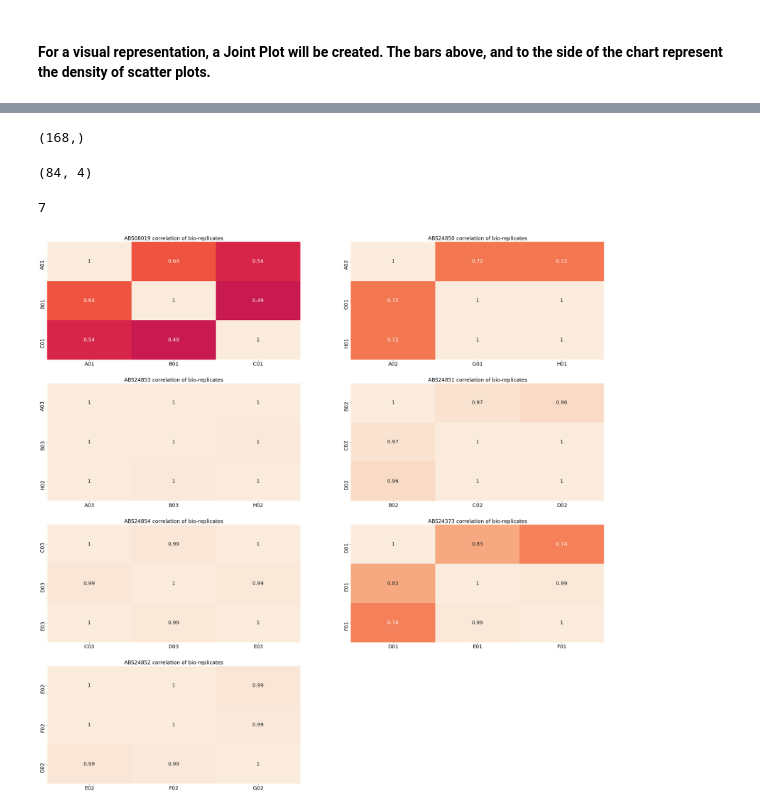
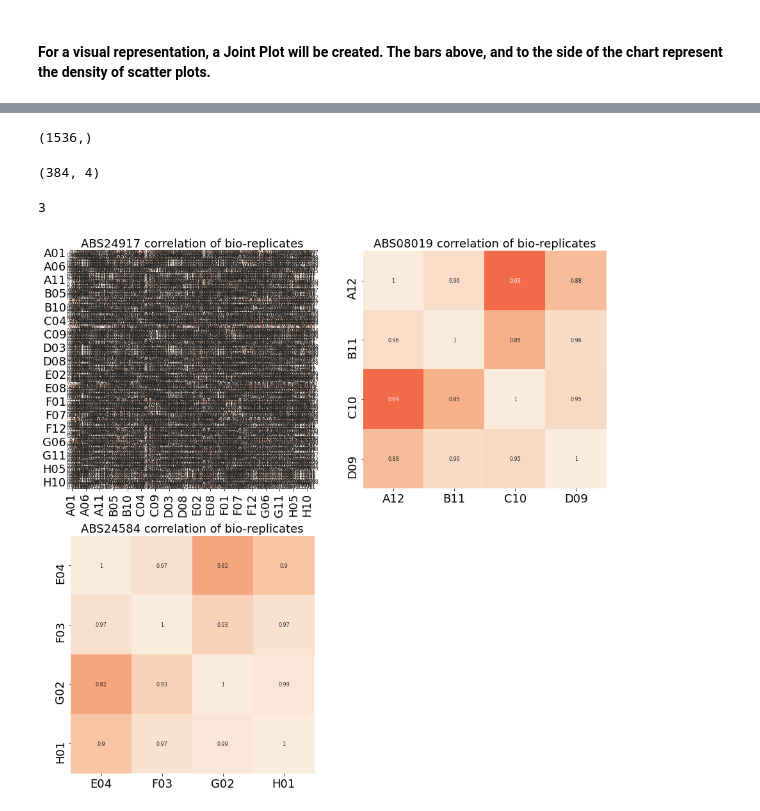
Before and after one commit to ESimonds910/HiPrBind-Post-Run-Analysis, a Jupyter notebook: HiPrBind_DataAnalysis.ipynb, the cells around one changed output, grey strips where cells are left out. Drawn from its saved outputs; the diff is of its cells as text; code cells hidden in the pictures.

```diff
--- a/HiPrBind_DataAnalysis.ipynb
+++ b/HiPrBind_DataAnalysis.ipynb
@@ -25,7 +25,7 @@ STYLE = {"description_width": "initial"}
 # %% [markdown]
 #### Copy the file path and paste after the 'r' written below after 'file_path = r'
 # %%
-file_path = r"C:\Users\esimonds\GitHub\hiprbind-dataparser\dataparser_v2\test_files\test_outputs\SSF00632_output_test.xlsx"
+file_path = r"C:\Users\esimonds\GitHub\hiprbind-dataparser\dataparser_v2\test_files\test_outputs\SSF00635_output_test.xlsx"
 # %% [markdown]
 #### This next step is important for taking the data from the output file and putting it into a workable table in this notebook
 ##### ***It is important to note that the sheet_name must be indicated ***
@@ -219,12 +235,12 @@ stacked_wo_std_display.insert(1, "Name_Well", stacked_wo_std_display["SSF_exp"]
 # %%
 stacked_wo_std_display["Name_Well"].shape
 # %% [output]
-(168,)
+(1536,)
 # %%
 mean_stacked_wo_std_display = stacked_wo_std_display.groupby(["Name_Well", "Well_Id", "Strain_id"], as_index=False).agg({"Alpha": "mean"})
 mean_stacked_wo_std_display.shape
 # %% [output]
-(84, 4)
+(384, 4)
 # %%
 main_strain_df = []
 for id in strain_ids:
@@ -250,15 +266,15 @@ for df in main_strain_df:
 # %%
 plot_size = 5 * len(corr_df_list)
 fig = plt.figure(figsize=(plot_size, plot_size))
 a = len(corr_df_list)//2 + 1
 b = 2
 print(len(corr_df_list))
 for corr in range(0, len(corr_df_list)):
     c = corr + 1
     plt.subplot(a, b, c)
     plt.title(f'{strain_ids[corr]} correlation of bio-replicates', fontsize=18)
     plt.tick_params(labelsize=18)
-    sns.heatmap(corr_df_list[corr], vmin=0, vmax=1, annot=True, annot_kws={"fontsize":18}, cbar=False)
+    sns.heatmap(corr_df_list[corr], vmin=0, vmax=1, annot=True, annot_kws={"fontsize":8}, cbar=False)
 # %% [output]
-7
+3
-[figure, old version]
+[figure, new version]
```
Also changed, not shown: parts of 10 cells of this notebook.
